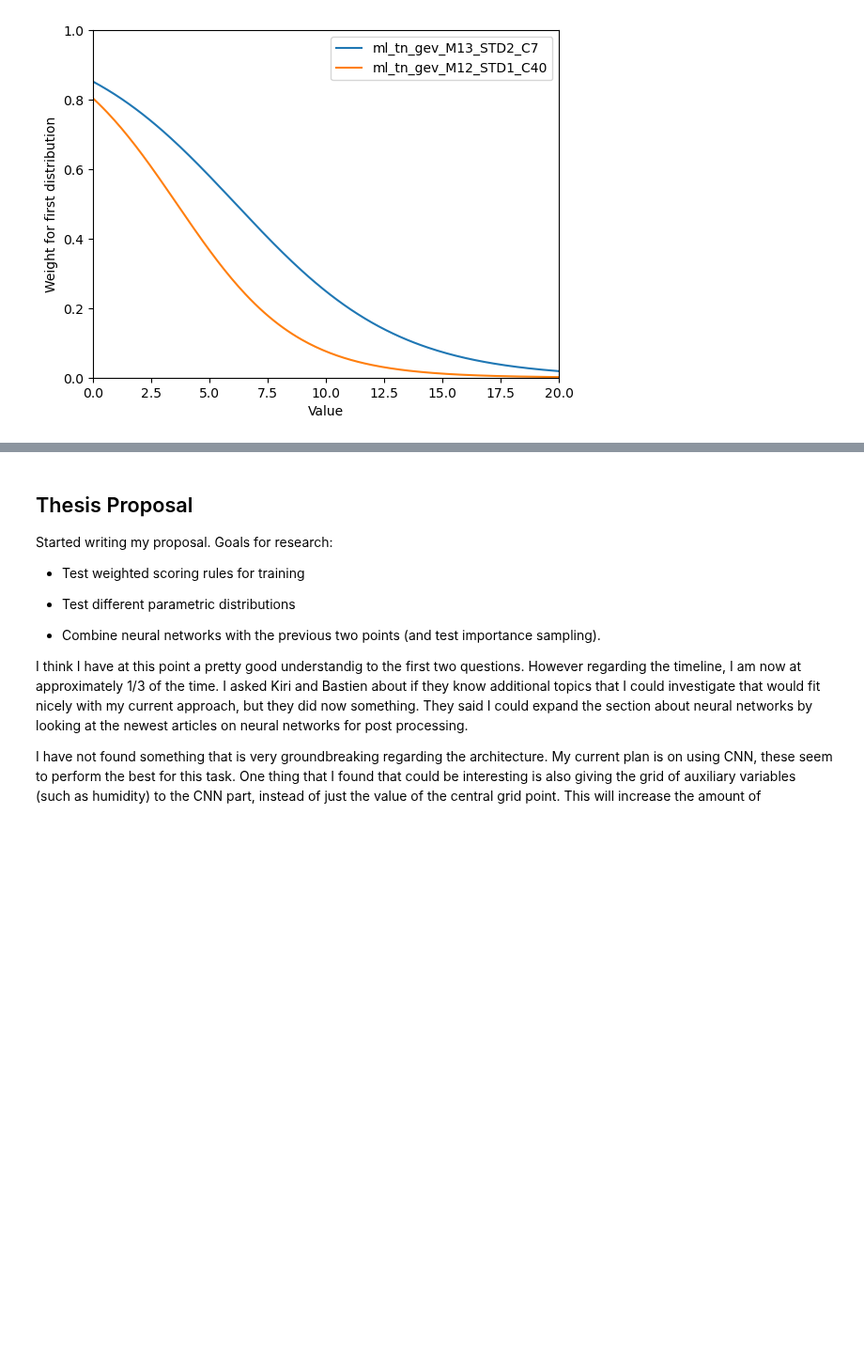
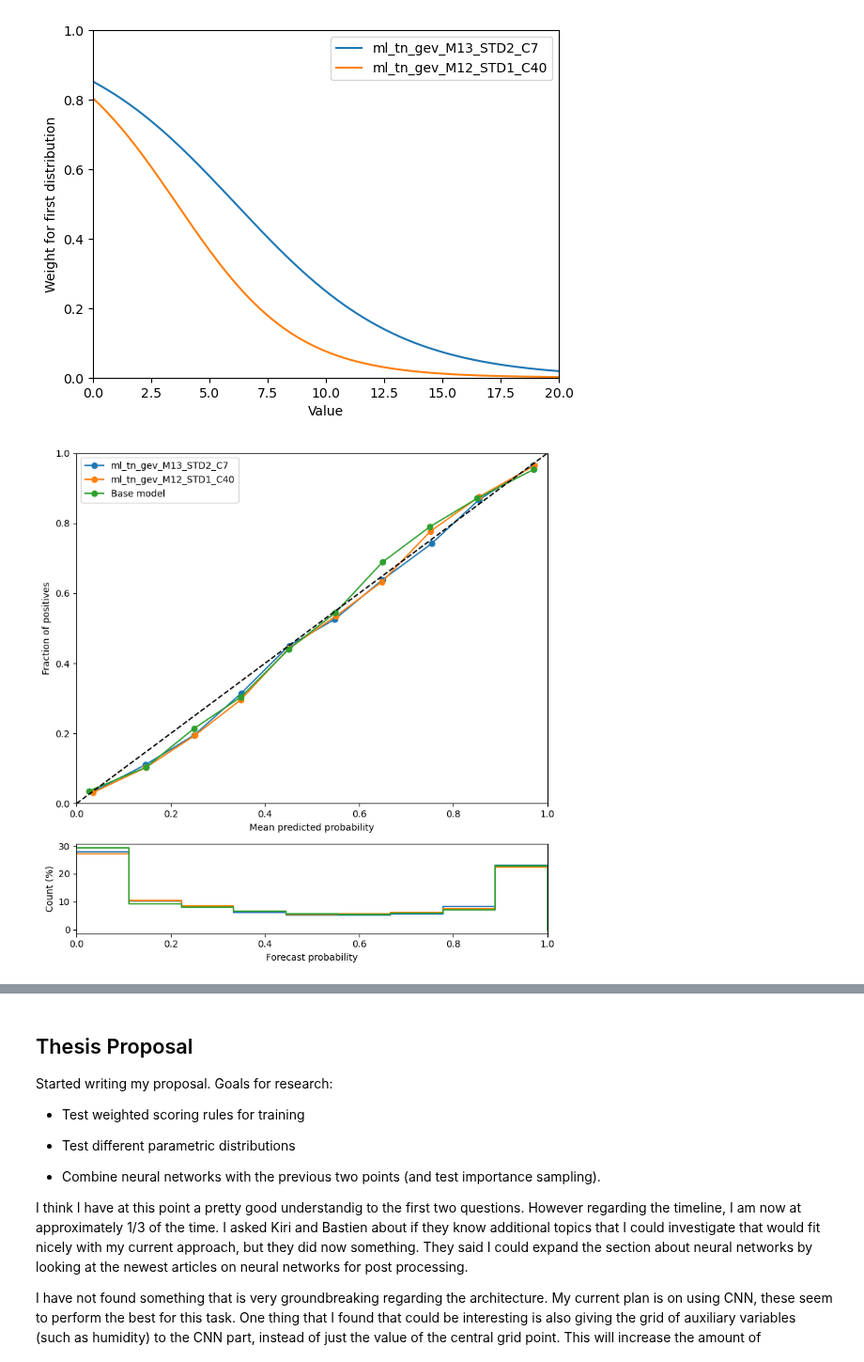
Before and after one commit to SimonHakvoort/thesiscode, a Jupyter notebook: src/new_emos_results/meeting_april.ipynb, the cells around one changed output, grey strips where cells are left out. Shown at 94% size. Saved outputs shown, nothing was run; the diff lists cells and outputs as text; code cells hidden in the pictures; blank space fills up the shorter version.

```diff
--- a/src/new_emos_results/meeting_april.ipynb
+++ b/src/new_emos_results/meeting_april.ipynb
@@ -628,3 +621,8 @@ make_brier_skill_plot(base_model, other_models, X_test, y_test, values, ylim=yli
 plot_weight_mixture(other_models, values)
 # %% [output]
 [figure]
+# %%
+t = 5
+make_reliability_and_sharpness(other_models, X_test, y_test, t=t, base_model=base_model)
+# %% [output]
+[figure, added]
```
Also changed, not shown: parts of 11 cells of this notebook, 9 other files.
